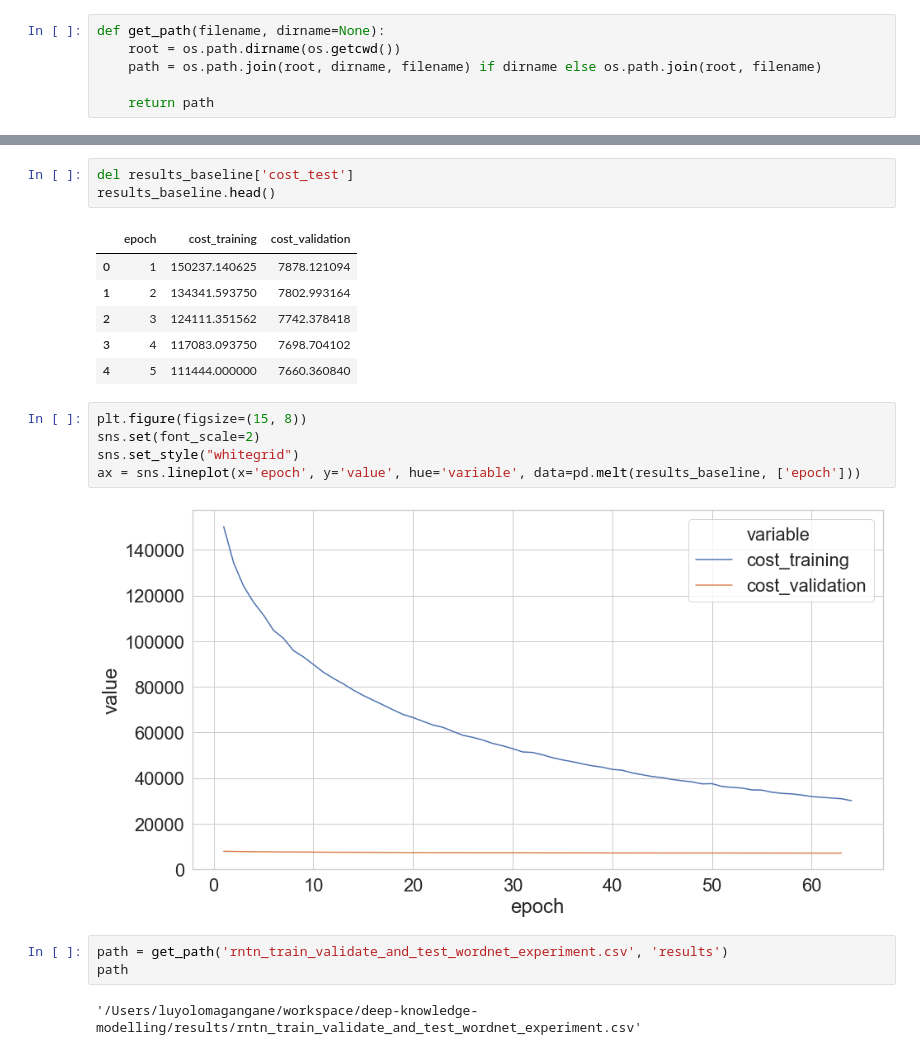
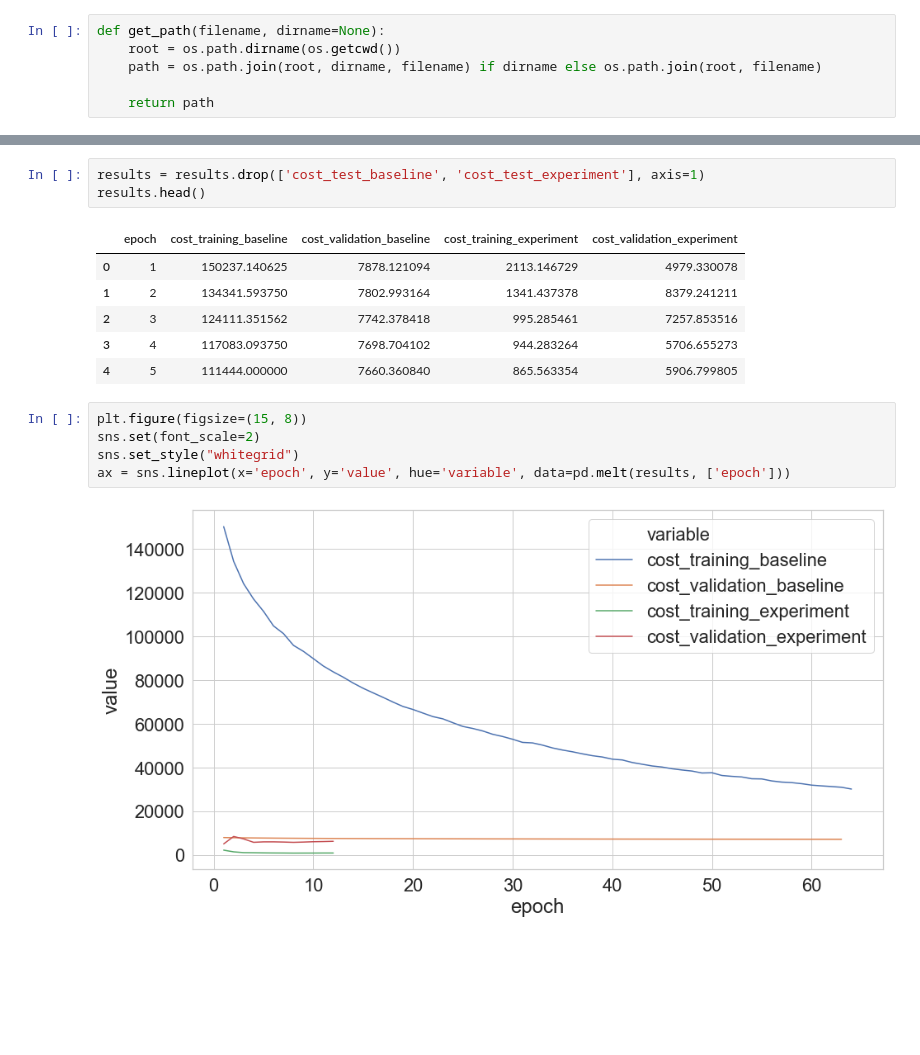
Before and after one commit to xhosaBoy/optimised-neural-tensor-network, a Jupyter notebook: notebooks/Wordnet_Results.ipynb, the cells around one changed output, grey strips where cells are left out. Saved outputs shown, nothing was run; the diff lists cells and outputs as text; blank space fills up the shorter version.

```diff
--- a/notebooks/Wordnet_Results.ipynb
+++ b/notebooks/Wordnet_Results.ipynb
@@ -62,22 +62,17 @@ results_baseline.head()
-# %%
-del results_baseline['cost_test']
-results_baseline.head()
-# %% [output]
-|  | epoch | cost_training | cost_validation |
-| 0 | 1 | 150237.140625 | 7878.121094 |
-| 1 | 2 | 134341.593750 | 7802.993164 |
-| 2 | 3 | 124111.351562 | 7742.378418 |
-| 3 | 4 | 117083.093750 | 7698.704102 |
-| 4 | 5 | 111444.000000 | 7660.360840 |
+# %%
+results = results.drop(['cost_test_baseline', 'cost_test_experiment'], axis=1)
+results.head()
+# %% [output]
+|  | epoch | cost_training_baseline | cost_validation_baseline | cost_training_experiment | cost_validation_experiment |
+| 0 | 1 | 150237.140625 | 7878.121094 | 2113.146729 | 4979.330078 |
+| 1 | 2 | 134341.593750 | 7802.993164 | 1341.437378 | 8379.241211 |
+| 2 | 3 | 124111.351562 | 7742.378418 | 995.285461 | 7257.853516 |
+| 3 | 4 | 117083.093750 | 7698.704102 | 944.283264 | 5706.655273 |
+| 4 | 5 | 111444.000000 | 7660.360840 | 865.563354 | 5906.799805 |
 # %%
 plt.figure(figsize=(15, 8))
 sns.set(font_scale=2)
 sns.set_style("whitegrid")
-ax = sns.lineplot(x='epoch', y='value', hue='variable', data=pd.melt(results_baseline, ['epoch']))
+ax = sns.lineplot(x='epoch', y='value', hue='variable', data=pd.melt(results, ['epoch']))
 # %% [output]
-[figure, old version]
+[figure, new version]
-# %%
-path = get_path('rntn_train_validate_and_test_wordnet_experiment.csv', 'results')
-path
-# %% [output]
-'/Users/luyolomagangane/workspace/deep-knowledge-modelling/results/rntn_train_validate_and_test_wordnet_experiment.csv'
```
Also changed, not shown: parts of 17 cells of this notebook, 3 other files.
